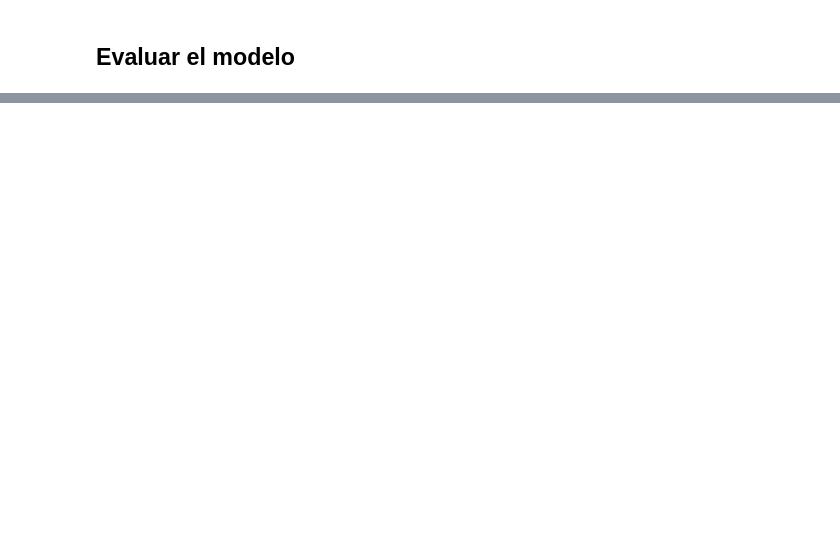
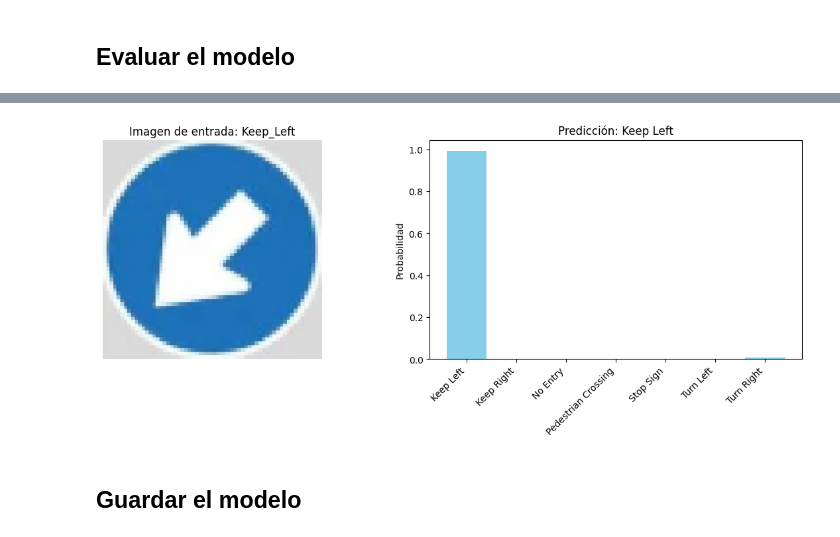
Before and after one commit to A01710217/DAACC_IA, a Jupyter notebook: Road_Signals.ipynb, the cells around one changed output, grey strips where cells are left out. Cells and saved outputs as stored; diff of their text form; code cells hidden in the pictures; blank space fills up the shorter version.

```diff
--- a/Road_Signals.ipynb
+++ b/Road_Signals.ipynb
@@ -455,0 +497,31 @@ plt.show()
+# %%
+from tensorflow.keras.preprocessing import image
+
+img_path = '/kaggle/input/datasets/axelcv10/myroadsignalsdataset/Keep_Left.png'
+img = image.load_img(img_path, target_size=(224, 224))
+
+x = image.img_to_array(img)
+x = x / 255.0
+
+x = np.expand_dims(x, axis=0)
+
+predictions = model.predict(x)
+class_names = list(test_generator.class_indices.keys())
+pred_label = class_names[np.argmax(predictions)]
+
+fig, axes = plt.subplots(1, 2, figsize=(12, 5))
+
+axes[0].imshow(img)
+axes[0].axis('off')
+axes[0].set_title('Imagen de entrada: Keep_Left')
+
+y_pos = np.arange(len(class_names))
+axes[1].bar(y_pos, predictions[0], color='skyblue')
+axes[1].set_xticks(y_pos)
+axes[1].set_xticklabels(class_names, rotation=45, ha='right')
+axes[1].set_title(f'Predicción: {pred_label}')
+axes[1].set_ylabel('Probabilidad')
+
+plt.tight_layout()
+plt.show()
+# %% [output]
@@ -455,0 +529,3 @@ plt.show()
+[figure, added]
+# %% [markdown]
+## Guardar el modelo
```
Also changed, not shown: parts of 38 cells of this notebook.
